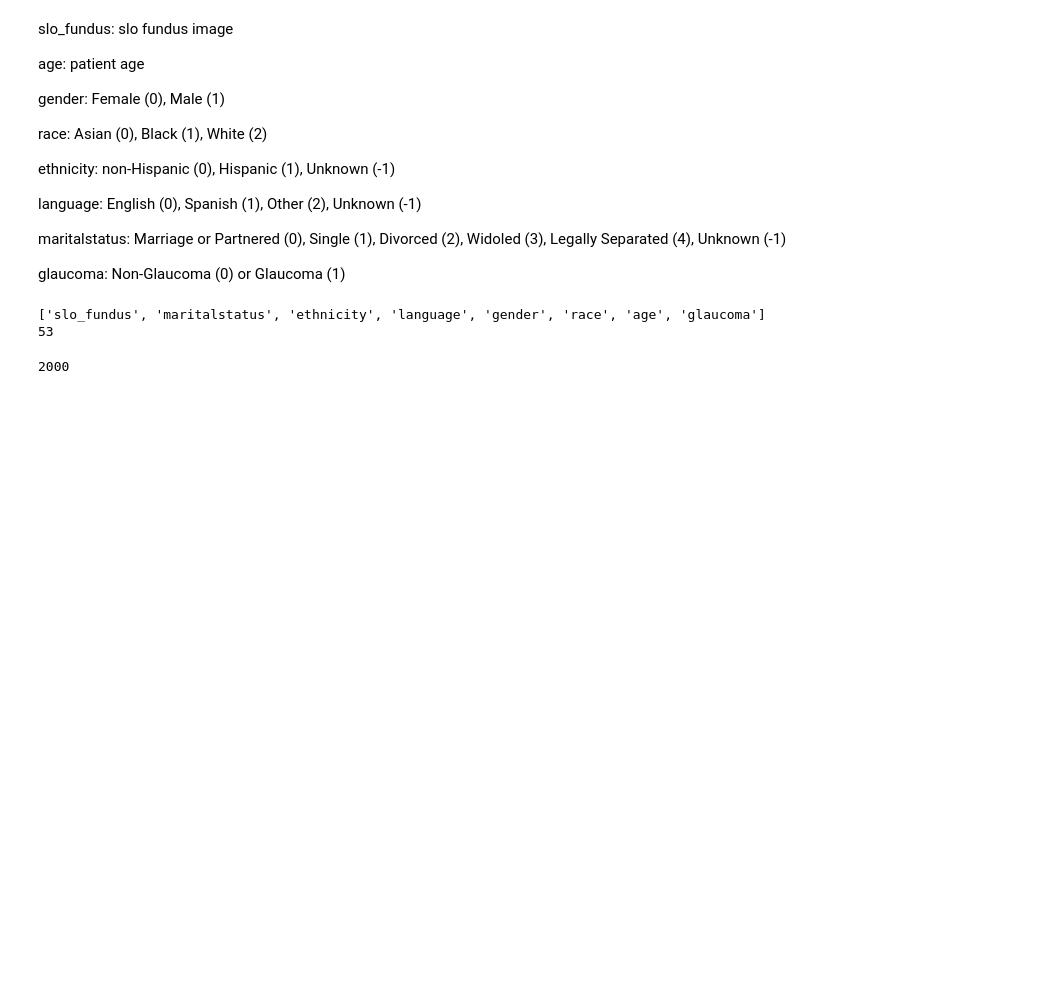
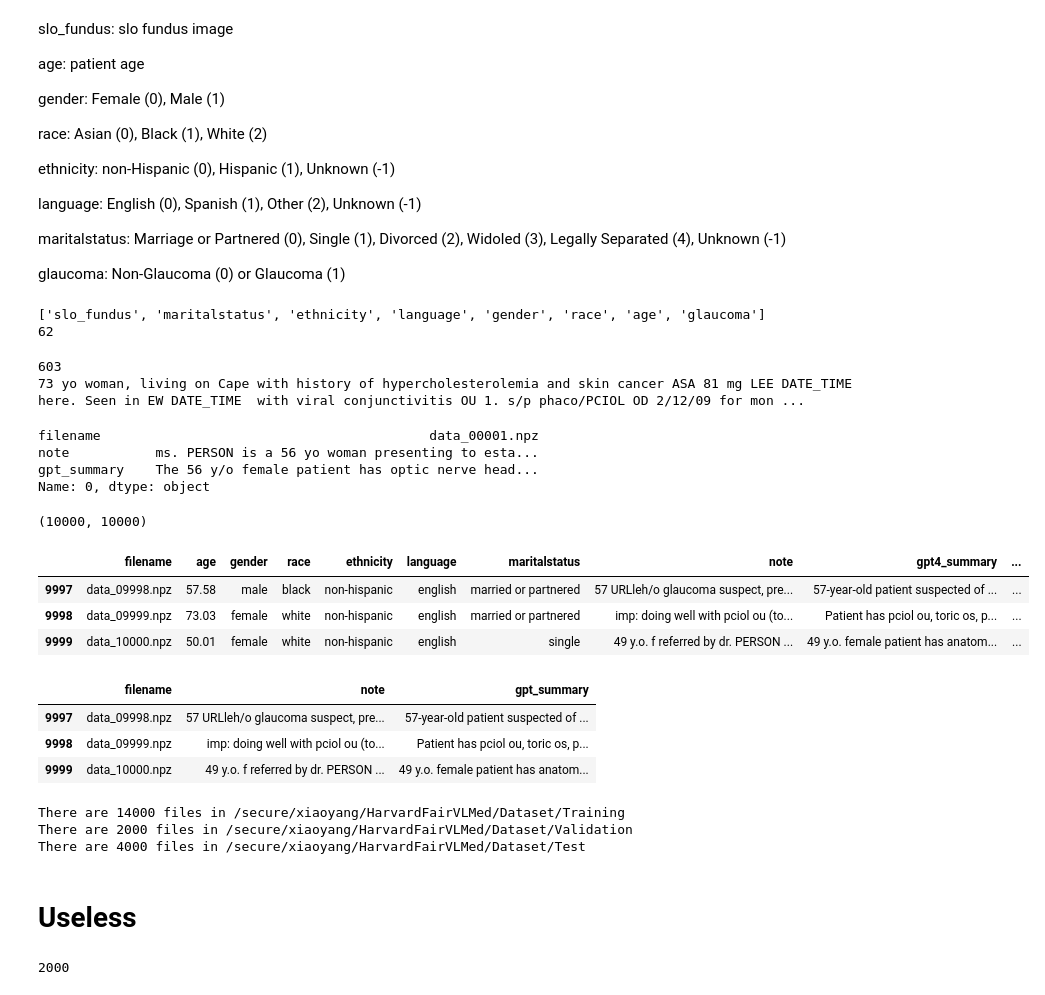
Before and after one commit to CYang-CCI-Lab/LLM_Fairness, a Jupyter notebook: process_dataset.ipynb, the cells around one changed output. Saved outputs shown, nothing was run; the diff lists cells and outputs as text; code cells hidden in the pictures; blank space fills up the shorter version.

```diff
--- a/process_dataset.ipynb
+++ b/process_dataset.ipynb
@@ -181,7 +218,7 @@ glaucoma: Non-Glaucoma (0) or Glaucoma (1)
 import numpy as np
 
 # Load the .npz file directly using its filename
-data = np.load('/secure/xiaoyang/HarvardFairVLMed/Dataset/Training/data_00002.npz')
+data = np.load('/secure/xiaoyang/HarvardFairVLMed/Dataset/Test/data_08001.npz')
 
 # List the keys (arrays) in the file
 print(data.files)  # Expected output: ['slo_fundus', 'maritalstatus', 'ethnicity', 'language', 'gender', 'race', 'age', 'glaucoma']
@@ -191,7 +228,68 @@ slo_fundus_array = data['age']
 print(slo_fundus_array)
 # %% [output]
 ['slo_fundus', 'maritalstatus', 'ethnicity', 'language', 'gender', 'race', 'age', 'glaucoma']
-53
+62
+# %%
+import pandas as pd
+from utils import count_llama_tokens
+
+
+df = pd.read_csv("/secure/xiaoyang/HarvardFairVLMed/ReadMe/data_summary.csv") # just use this file as input directly.
+max_len = 0
+max_note = ""
+for i, row in df.iterrows():
+    note_len = count_llama_tokens(row["note"])
+    if note_len > max_len:
+        max_len = note_len
+        max_note = row["note"]
+print(max_len)
+print(max_note)
+# %% [output]
+603
+73 yo woman, living on Cape with history of hypercholesterolemia and skin cancer ASA 81 mg LEE DATE_TIME  here. Seen in EW DATE_TIME  with viral conjunctivitis OU 1. s/p phaco/PCIOL OD 2/12/09 for mon ...
+# %%
+df2 = pd.read_csv("/secure/xiaoyang/HarvardFairVLMed/ReadMe/gpt-4_summarized_notes.csv")
+df2.iloc[0]
+# %% [output]
+filename                                          data_00001.npz
+note           ms. PERSON is a 56 yo woman presenting to esta...
+gpt_summary    The 56 y/o female patient has optic nerve head...
+Name: 0, dtype: object
+# %%
+len(df), len(df2)
+# %% [output]
+(10000, 10000)
+# %%
+df.tail(3)
+# %% [output]
+|  | filename | age | gender | race | ethnicity | language | maritalstatus | note | gpt4_summary | ... |
+| 9997 | data_09998.npz | 57.58 | male | black | non-hispanic | english | married or partnered | 57 URLleh/o glaucoma suspect, pre... | 57-year-old patient suspected of ... | ... |
+| 9998 | data_09999.npz | 73.03 | female | white | non-hispanic | english | married or partnered | imp: doing well with pciol ou (to... | Patient has pciol ou, toric os, p... | ... |
+| 9999 | data_10000.npz | 50.01 | female | white | non-hispanic | english | single | 49 y.o. f referred by dr. PERSON ... | 49 y.o. female patient has anatom... | ... |
+# %%
+df2.tail(3)
+# %% [output]
+|  | filename | note | gpt_summary |
+| 9997 | data_09998.npz | 57 URLleh/o glaucoma suspect, pre... | 57-year-old patient suspected of ... |
+| 9998 | data_09999.npz | imp: doing well with pciol ou (to... | Patient has pciol ou, toric os, p... |
+| 9999 | data_10000.npz | 49 y.o. f referred by dr. PERSON ... | 49 y.o. female patient has anatom... |
+# %%
+import os
+for fold in ['Training', 'Validation', 'Test']:
+    folder = f'/secure/xiaoyang/HarvardFairVLMed/Dataset/{fold}'
+    num_files = sum(
+        1
+        for name in os.listdir(folder)
+        if os.path.isfile(os.path.join(folder, name))
+    )
+
+    print(f'There are {num_files} files in {folder}')
+# %% [output]
+There are 14000 files in /secure/xiaoyang/HarvardFairVLMed/Dataset/Training
+There are 2000 files in /secure/xiaoyang/HarvardFairVLMed/Dataset/Validation
+There are 4000 files in /secure/xiaoyang/HarvardFairVLMed/Dataset/Test
+# %% [markdown]
+# Useless
 # %%
 import numpy as np
 import pandas as pd
```
Also changed, not shown: parts of 8 cells of this notebook, 2 other files.
